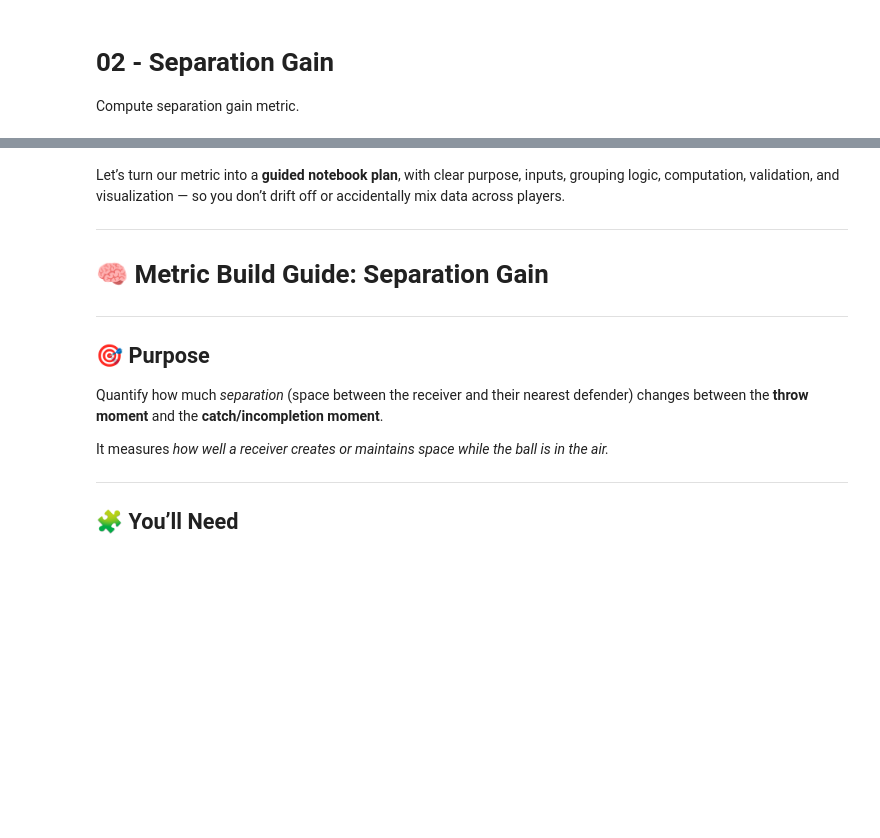
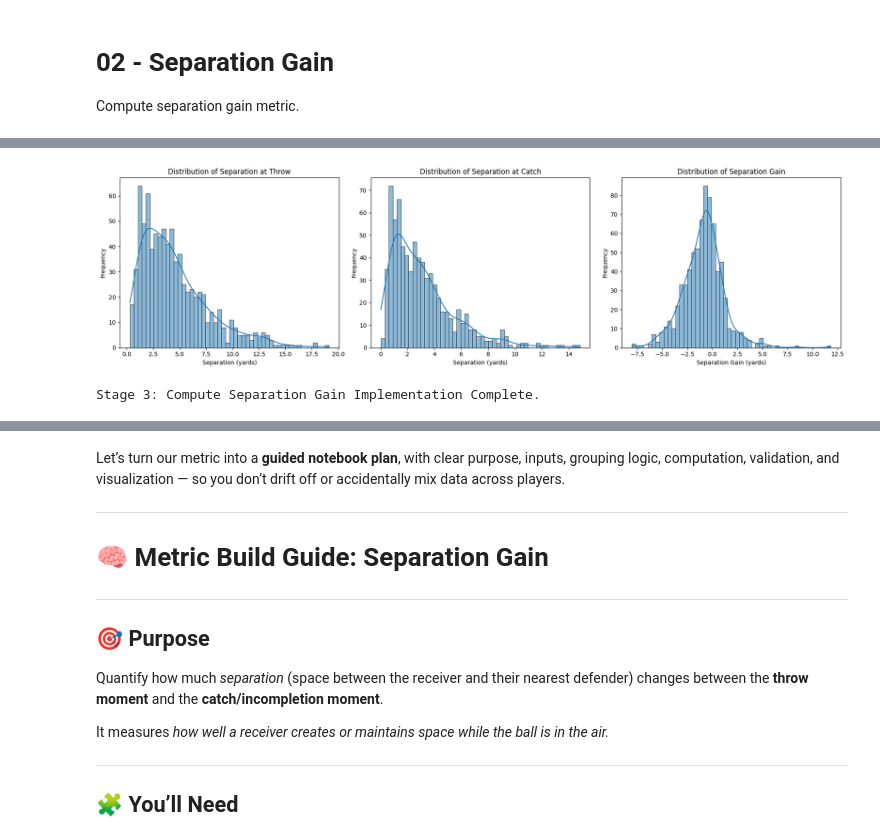
Before and after one commit to muma005/nfl-ball-flight-analysis, a Jupyter notebook: notebooks/02_metric_separation_gain.ipynb, the cells around one changed output, grey strips where cells are left out. Saved outputs shown, nothing was run; the diff lists cells and outputs as text; code cells hidden in the pictures; blank space fills up the shorter version.

Commit message:
full sep gain done

```diff
--- a/notebooks/02_metric_separation_gain.ipynb
+++ b/notebooks/02_metric_separation_gain.ipynb
@@ -2,3 +2,11 @@
 # 02 - Separation Gain
 
 Compute separation gain metric.
+# %%
+import pandas as pd
+
+file_path = '/content/frame_level_features_step4_week01.parquet'
+df_features = pd.read_parquet(file_path)
+
+print(f"DataFrame loaded successfully from {file_path}. Shape: {df_features.shape}")
+display(df_features.head())
@@ -4,0 +518,67 @@ Compute separation gain metric.
+# %%
+# Stage 3 — Compute Separation Gain
+
+# Purpose: Collapse per-frame distances into a single value per receiver per play.
+
+# Action:
+# Merge df_features (now enriched with separation data) with key_frames
+sep_summary = df_features.merge(key_frames, on=['game_id','play_id'], how='left')
+
+def get_gain(g):
+    # Ensure 'separation' column exists and contains non-null values at key frames
+    s_throw_val = g.loc[g['frame_id'] == g['t_throw'], 'separation'].mean()
+    s_catch_val = g.loc[g['frame_id'] == g['t_catch'], 'separation'].mean()
+
+    # Handle cases where separation is NaN at throw or catch (e.g., player not a receiver at that moment)
+    s_throw = s_throw_val if pd.notna(s_throw_val) else np.nan
+    s_catch = s_catch_val if pd.notna(s_catch_val) else np.nan
+
+    gain = s_catch - s_throw
+    return pd.Series({
+        'sep_throw': s_throw,
+        'sep_catch': s_catch,
+        'separation_gain': gain
+    })
+
+sep_metrics = (
+    sep_summary.groupby(['game_id','play_id','nfl_id'], group_keys=False)
+               .apply(get_gain, include_groups=False) # Added include_groups=False to address DeprecationWarning
+               .reset_index()
+)
+
+# Validation:
+print("\nStage 3 Validation: Compute Separation Gain")
+
+# Check sep_throw, sep_catch, separation_gain distributions.
+print("\nValidation 1: Distributions of sep_throw, sep_catch, and separation_gain.")
+
+# Display descriptive statistics
+print("Descriptive statistics for separation metrics:")
+display(sep_metrics[['sep_throw', 'sep_catch', 'separation_gain']].describe())
+
+# Plot histograms
+plt.figure(figsize=(18, 5))
+
+plt.subplot(1, 3, 1)
+sns.histplot(sep_metrics['sep_throw'].dropna(), kde=True, bins=50)
+plt.title('Distribution of Separation at Throw')
+plt.xlabel('Separation (yards)')
+plt.ylabel('Frequency')
+
+plt.subplot(1, 3, 2)
+sns.histplot(sep_metrics['sep_catch'].dropna(), kde=True, bins=50)
+plt.title('Distribution of Separation at Catch')
+plt.xlabel('Separation (yards)')
+plt.ylabel('Frequency')
+
+plt.subplot(1, 3, 3)
+sns.histplot(sep_metrics['separation_gain'].dropna(), kde=True, bins=50)
+plt.title('Distribution of Separation Gain')
+plt.xlabel('Separation Gain (yards)')
+plt.ylabel('Frequency')
+
+plt.tight_layout()
+plt.show()
+
+print("\nStage 3: Compute Separation Gain Implementation Complete.")
+# %% [output]
@@ -4,0 +598,2 @@ Compute separation gain metric.
+[figure, added]
+Stage 3: Compute Separation Gain Implementation Complete.
```
Also changed, not shown: parts of 41 cells of this notebook.
